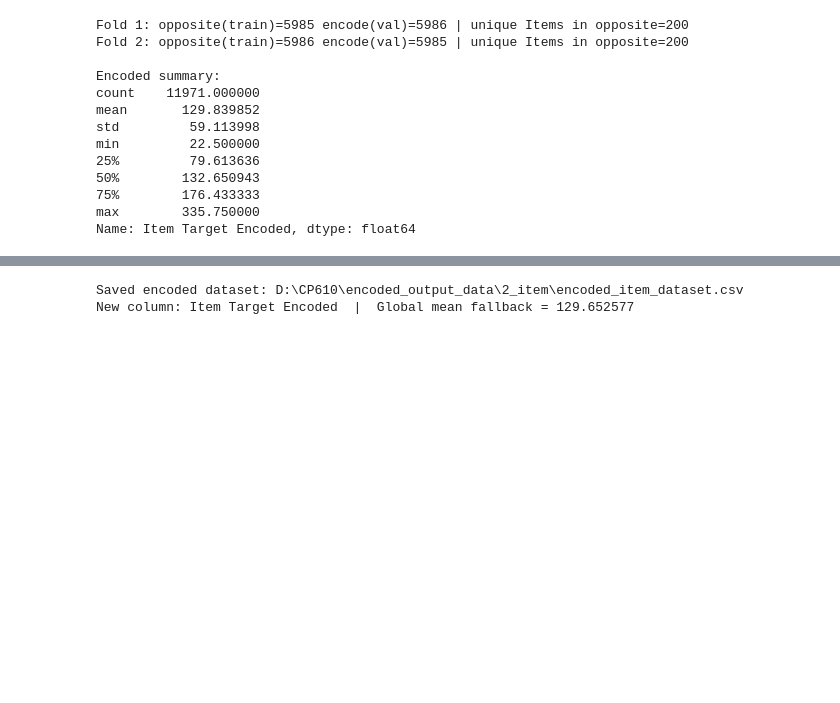
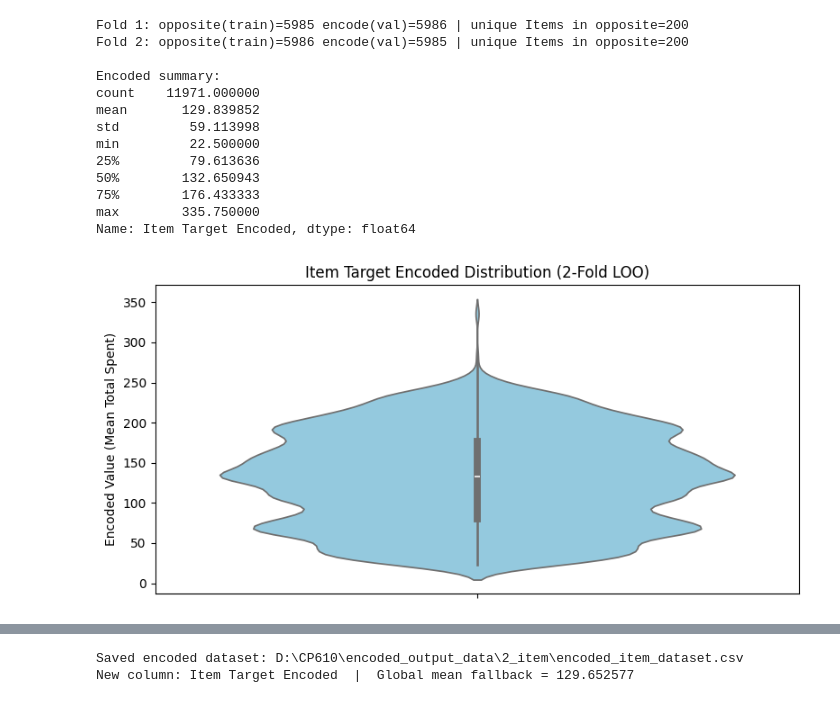
Before and after one commit to kronos9029/CP610-assignment1, a Jupyter notebook: item/target_encode_item_2fold.ipynb, the cells around one changed output, grey strips where cells are left out. Saved outputs shown, nothing was run; the diff lists cells and outputs as text; code cells hidden in the pictures; blank space fills up the shorter version.

```diff
--- a/item/target_encode_item_2fold.ipynb
+++ b/item/target_encode_item_2fold.ipynb
@@ -108,3 +110,19 @@ min         22.500000
 75%        176.433333
 max        335.750000
 Name: Item Target Encoded, dtype: float64
+# %%
+
+
+plt.figure(figsize=(8, 4))
+sns.violinplot(
+    data=df[[ENCODED_COL]],
+    y=ENCODED_COL,
+    inner="box",
+    color="skyblue"
+)
+plt.title("Item Target Encoded Distribution (2-Fold LOO)")
+plt.ylabel("Encoded Value (Mean Total Spent)")
+plt.tight_layout()
+plt.show()
+# %% [output]
+[figure, added]
```
Also changed, not shown: parts of 2 cells of this notebook, 8 other files.
